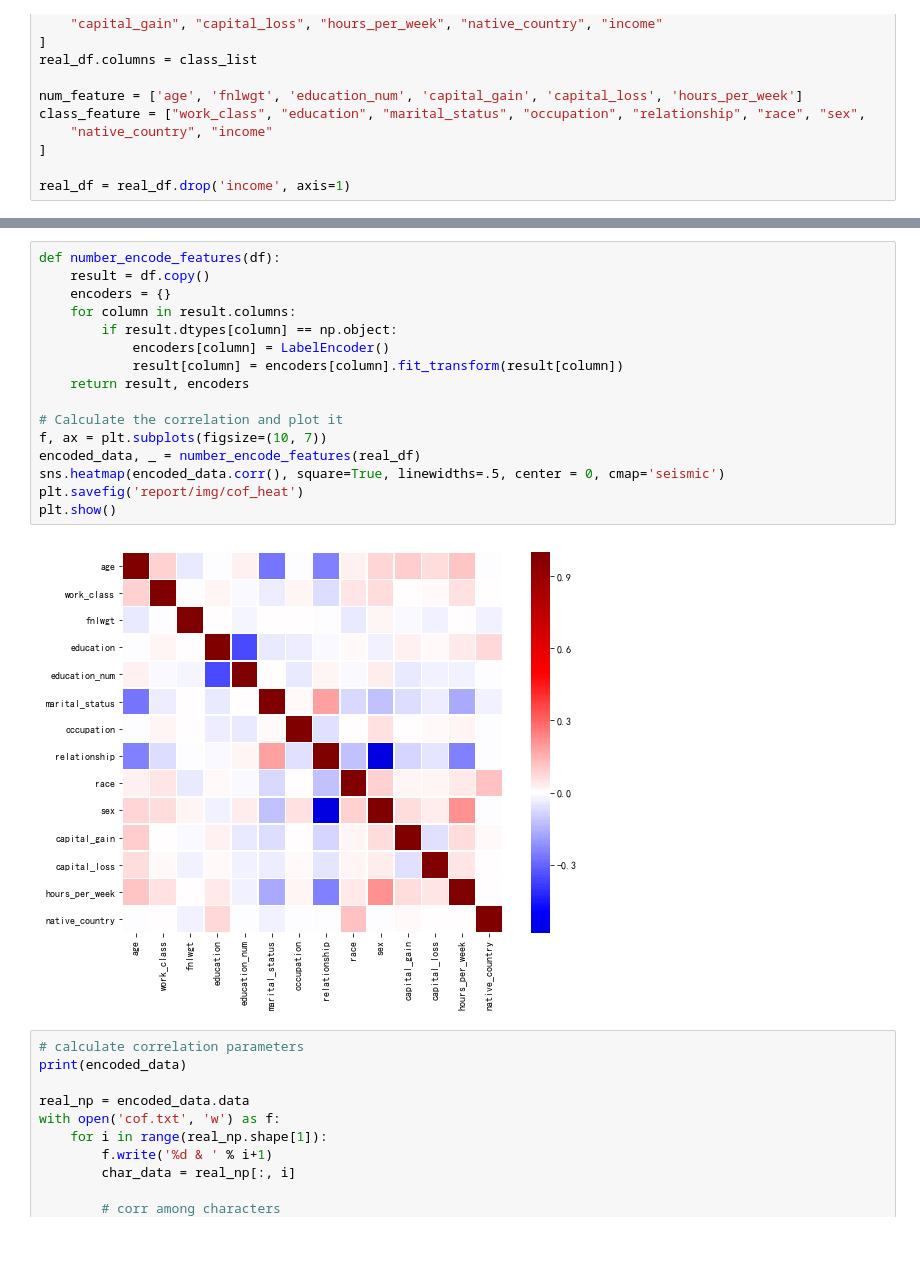
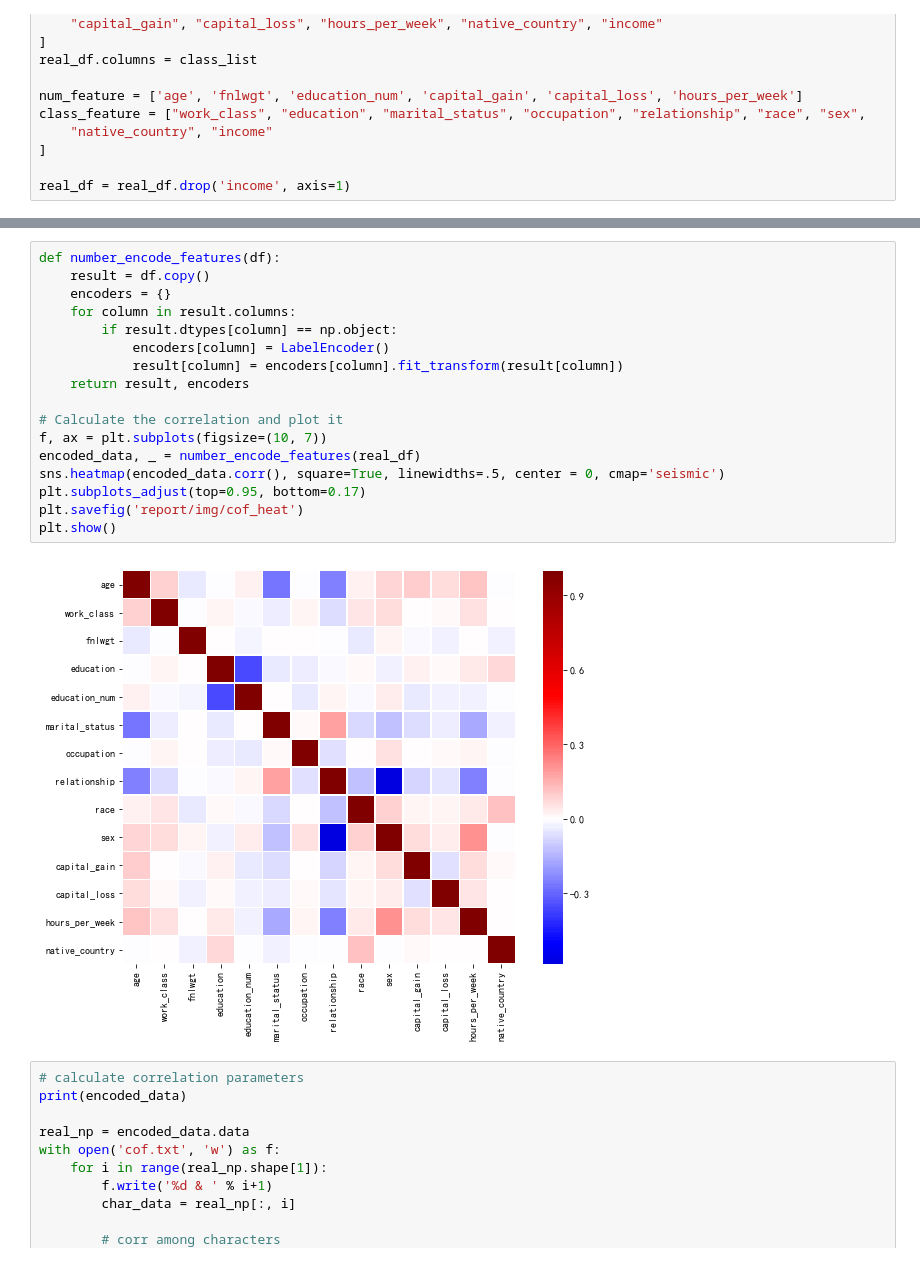
Before and after one commit to shinshiner/CS245-Data-Science, a Jupyter notebook: Adult++/main.ipynb, the cells around one changed output, grey strips where cells are left out. Drawn from its saved outputs; the diff is of its cells as text.

```diff
--- a/Adult++/main.ipynb
+++ b/Adult++/main.ipynb
@@ -446,21 +447,22 @@ plt.show()
 # %%
 def number_encode_features(df):
     result = df.copy()
     encoders = {}
     for column in result.columns:
         if result.dtypes[column] == np.object:
             encoders[column] = LabelEncoder()
             result[column] = encoders[column].fit_transform(result[column])
     return result, encoders
 
 # Calculate the correlation and plot it
 f, ax = plt.subplots(figsize=(10, 7))
 encoded_data, _ = number_encode_features(real_df)
 sns.heatmap(encoded_data.corr(), square=True, linewidths=.5, center = 0, cmap='seismic')
+plt.subplots_adjust(top=0.95, bottom=0.17)
 plt.savefig('report/img/cof_heat')
 plt.show()
 # %% [output]
-[figure, old version]
+[figure, new version]
 # %%
 # calculate correlation parameters
 print(encoded_data)
```
Also changed, not shown: parts of 14 cells of this notebook, 13 other files.
